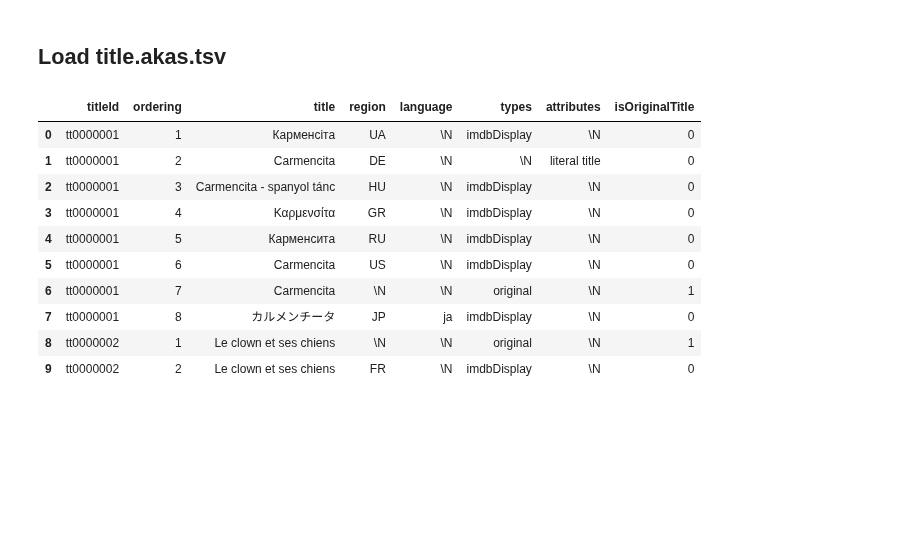
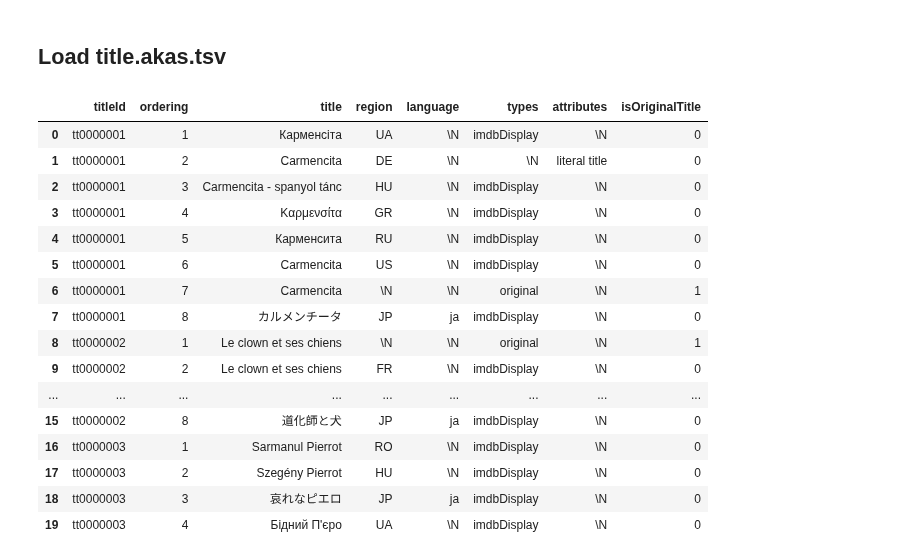
Before and after one commit to CathieLC/Wild_movie_project, a Jupyter notebook: Guillaume/akas_G.ipynb, the cells around one changed output. Cells and saved outputs as stored; diff of their text form; code cells hidden in the pictures; blank space fills up the shorter version.

```diff
--- a/Guillaume/akas_G.ipynb
+++ b/Guillaume/akas_G.ipynb
@@ -6,19 +6,25 @@ import numpy as np
 # %%
 akas_df = pd.read_csv("https://datasets.imdbws.com/title.akas.tsv.gz", sep="\t", dtype={'isOriginalTitle': str})
 # %%
-akas_df.head(10)
+akas_df.head(20)
 # %% [output]
 |  | titleId | ordering | title | region | language | types | attributes | isOriginalTitle |
 | 0 | tt0000001 | 1 | Карменсіта | UA | \N | imdbDisplay | \N | 0 |
 | 1 | tt0000001 | 2 | Carmencita | DE | \N | \N | literal title | 0 |
 | 2 | tt0000001 | 3 | Carmencita - spanyol tánc | HU | \N | imdbDisplay | \N | 0 |
 | 3 | tt0000001 | 4 | Καρμενσίτα | GR | \N | imdbDisplay | \N | 0 |
 | 4 | tt0000001 | 5 | Карменсита | RU | \N | imdbDisplay | \N | 0 |
 | 5 | tt0000001 | 6 | Carmencita | US | \N | imdbDisplay | \N | 0 |
 | 6 | tt0000001 | 7 | Carmencita | \N | \N | original | \N | 1 |
 | 7 | tt0000001 | 8 | カルメンチータ | JP | ja | imdbDisplay | \N | 0 |
 | 8 | tt0000002 | 1 | Le clown et ses chiens | \N | \N | original | \N | 1 |
 | 9 | tt0000002 | 2 | Le clown et ses chiens | FR | \N | imdbDisplay | \N | 0 |
+| ... | ... | ... | ... | ... | ... | ... | ... | ... |
+| 15 | tt0000002 | 8 | 道化師と犬 | JP | ja | imdbDisplay | \N | 0 |
+| 16 | tt0000003 | 1 | Sarmanul Pierrot | RO | \N | imdbDisplay | \N | 0 |
+| 17 | tt0000003 | 2 | Szegény Pierrot | HU | \N | imdbDisplay | \N | 0 |
+| 18 | tt0000003 | 3 | 哀れなピエロ | JP | ja | imdbDisplay | \N | 0 |
+| 19 | tt0000003 | 4 | Бідний П'єро | UA | \N | imdbDisplay | \N | 0 |
 # %%
 akas_df.tail(10)
 # %% [output]
```
Also changed, not shown: parts of 4 cells of this notebook, 7 other files.
